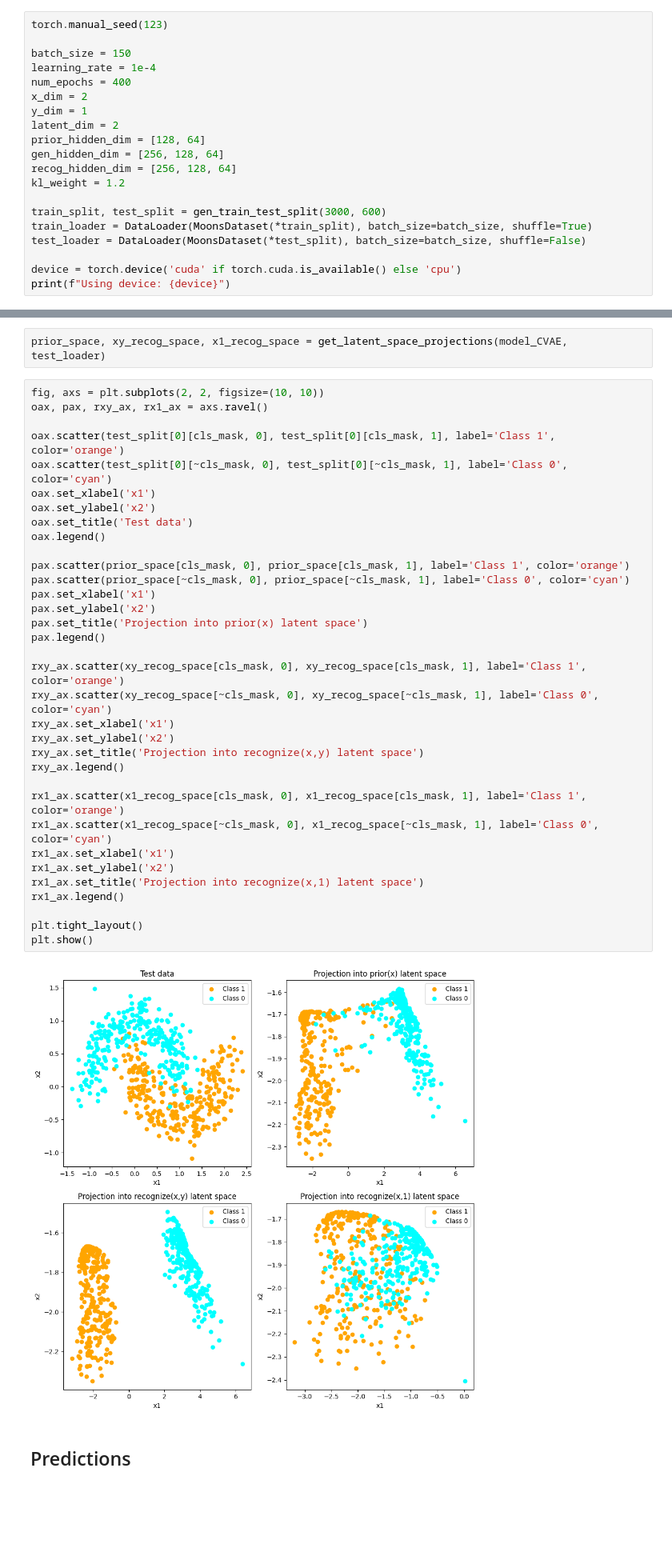
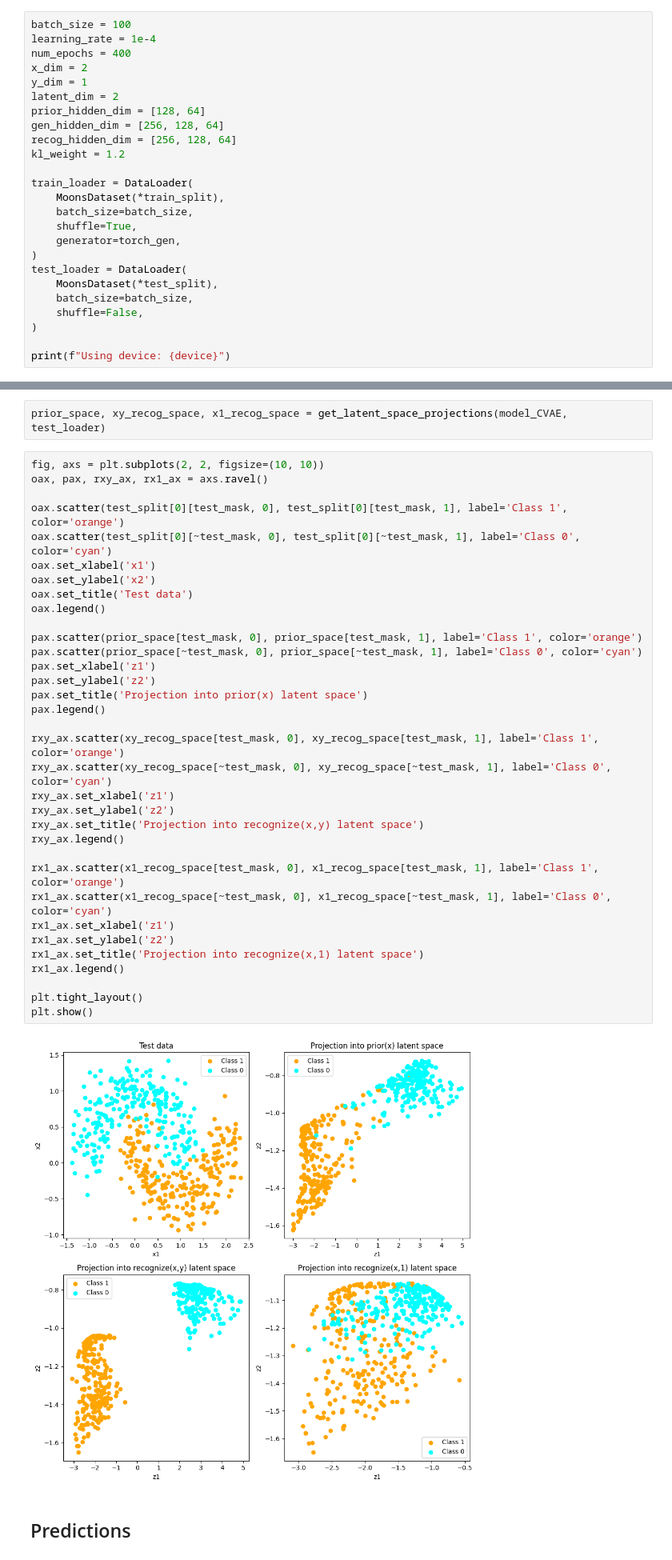
Before and after one commit to nelioasousa/dl_projeto, a Jupyter notebook: two_moons/cvae.ipynb, the cells around one changed output, grey strips where cells are left out. Shown at 80% size. Cells and saved outputs as stored; diff of their text form; blank space fills up the shorter version.

```diff
--- a/two_moons/cvae.ipynb
+++ b/two_moons/cvae.ipynb
@@ -251,7 +363,5 @@ class MoonsDataset(Dataset):
 # %%
-torch.manual_seed(123)
-
-batch_size = 150
+batch_size = 100
 learning_rate = 1e-4
 num_epochs = 400
 x_dim = 2
@@ -262,11 +372,18 @@ gen_hidden_dim = [256, 128, 64]
 recog_hidden_dim = [256, 128, 64]
 kl_weight = 1.2
 
-train_split, test_split = gen_train_test_split(3000, 600)
-train_loader = DataLoader(MoonsDataset(*train_split), batch_size=batch_size, shuffle=True)
-test_loader = DataLoader(MoonsDataset(*test_split), batch_size=batch_size, shuffle=False)
+train_loader = DataLoader(
+    MoonsDataset(*train_split),
+    batch_size=batch_size,
+    shuffle=True,
+    generator=torch_gen,
+)
+test_loader = DataLoader(
+    MoonsDataset(*test_split),
+    batch_size=batch_size,
+    shuffle=False,
+)
 
-device = torch.device('cuda' if torch.cuda.is_available() else 'cpu')
 print(f"Using device: {device}")
 # %% [output]
 Using device: cuda
@@ -459,39 +482,39 @@ prior_space, xy_recog_space, x1_recog_space = get_latent_space_projections(model
 # %%
 fig, axs = plt.subplots(2, 2, figsize=(10, 10))
 oax, pax, rxy_ax, rx1_ax = axs.ravel()
 
-oax.scatter(test_split[0][cls_mask, 0], test_split[0][cls_mask, 1], label='Class 1', color='orange')
-oax.scatter(test_split[0][~cls_mask, 0], test_split[0][~cls_mask, 1], label='Class 0', color='cyan')
+oax.scatter(test_split[0][test_mask, 0], test_split[0][test_mask, 1], label='Class 1', color='orange')
+oax.scatter(test_split[0][~test_mask, 0], test_split[0][~test_mask, 1], label='Class 0', color='cyan')
 oax.set_xlabel('x1')
 oax.set_ylabel('x2')
 oax.set_title('Test data')
 oax.legend()
 
-pax.scatter(prior_space[cls_mask, 0], prior_space[cls_mask, 1], label='Class 1', color='orange')
-pax.scatter(prior_space[~cls_mask, 0], prior_space[~cls_mask, 1], label='Class 0', color='cyan')
-pax.set_xlabel('x1')
-pax.set_ylabel('x2')
+pax.scatter(prior_space[test_mask, 0], prior_space[test_mask, 1], label='Class 1', color='orange')
+pax.scatter(prior_space[~test_mask, 0], prior_space[~test_mask, 1], label='Class 0', color='cyan')
+pax.set_xlabel('z1')
+pax.set_ylabel('z2')
 pax.set_title('Projection into prior(x) latent space')
 pax.legend()
 
-rxy_ax.scatter(xy_recog_space[cls_mask, 0], xy_recog_space[cls_mask, 1], label='Class 1', color='orange')
-rxy_ax.scatter(xy_recog_space[~cls_mask, 0], xy_recog_space[~cls_mask, 1], label='Class 0', color='cyan')
-rxy_ax.set_xlabel('x1')
-rxy_ax.set_ylabel('x2')
+rxy_ax.scatter(xy_recog_space[test_mask, 0], xy_recog_space[test_mask, 1], label='Class 1', color='orange')
+rxy_ax.scatter(xy_recog_space[~test_mask, 0], xy_recog_space[~test_mask, 1], label='Class 0', color='cyan')
+rxy_ax.set_xlabel('z1')
+rxy_ax.set_ylabel('z2')
 rxy_ax.set_title('Projection into recognize(x,y) latent space')
 rxy_ax.legend()
 
-rx1_ax.scatter(x1_recog_space[cls_mask, 0], x1_recog_space[cls_mask, 1], label='Class 1', color='orange')
-rx1_ax.scatter(x1_recog_space[~cls_mask, 0], x1_recog_space[~cls_mask, 1], label='Class 0', color='cyan')
-rx1_ax.set_xlabel('x1')
-rx1_ax.set_ylabel('x2')
+rx1_ax.scatter(x1_recog_space[test_mask, 0], x1_recog_space[test_mask, 1], label='Class 1', color='orange')
+rx1_ax.scatter(x1_recog_space[~test_mask, 0], x1_recog_space[~test_mask, 1], label='Class 0', color='cyan')
+rx1_ax.set_xlabel('z1')
+rx1_ax.set_ylabel('z2')
 rx1_ax.set_title('Projection into recognize(x,1) latent space')
 rx1_ax.legend()
 
 plt.tight_layout()
 plt.show()
 # %% [output]
-[figure, old version]
+[figure, new version]
 # %% [markdown]
 ## Predictions
 # %% [markdown]
```
Also changed, not shown: parts of 13 cells of this notebook, 1 other file.
